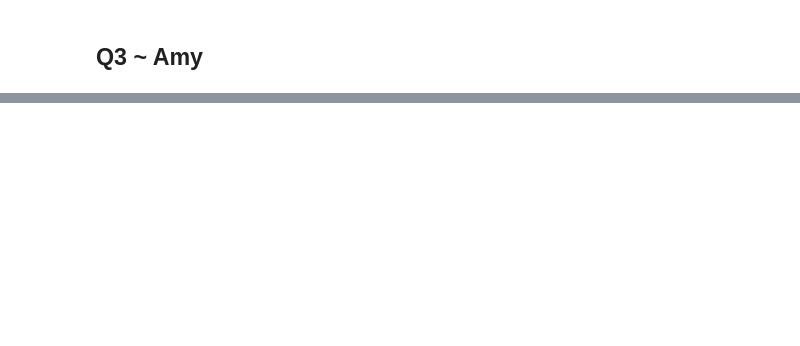
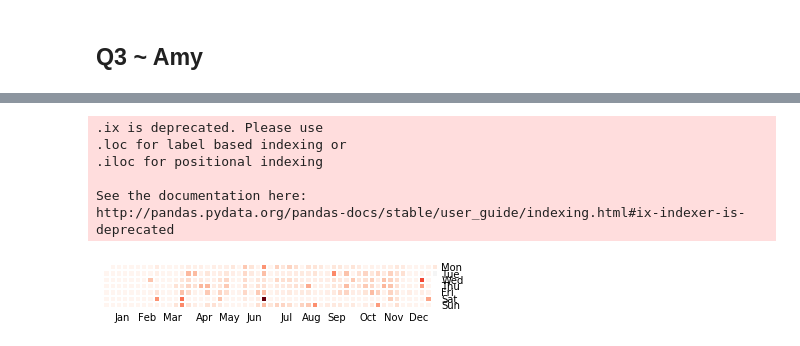
Before and after one commit to farazsfh/Numina-Analytics-Dashboard, a Jupyter notebook: Q3-Amy.ipynb, the cells around one changed output, grey strips where cells are left out. Drawn from its saved outputs; the diff is of its cells as text; code cells hidden in the pictures; blank space fills up the shorter version.

```diff
--- a/Q3-Amy.ipynb
+++ b/Q3-Amy.ipynb
@@ -534,0 +551,14 @@ Text(0, 0.5, 'Average Daily Trips')
+# %%
+import numpy as np; np.random.seed(sum(map(ord, 'calmap')))
+import pandas as pd
+import calmap
+
+fig = calmap.yearplot(df['Total'], year=2019)
+# %% [output]
+.ix is deprecated. Please use
+.loc for label based indexing or
+.iloc for positional indexing
+
+See the documentation here:
+http://pandas.pydata.org/pandas-docs/stable/user_guide/indexing.html#ix-indexer-is-deprecated
+[figure, added]
```
Also changed, not shown: parts of 21 cells of this notebook.
